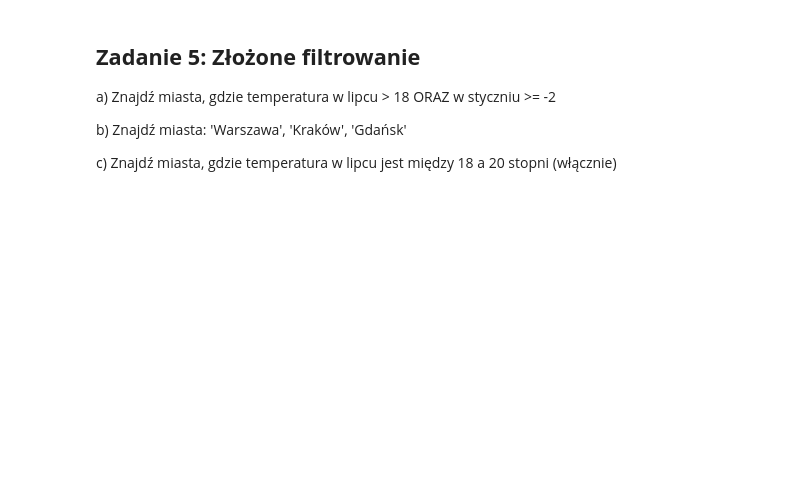
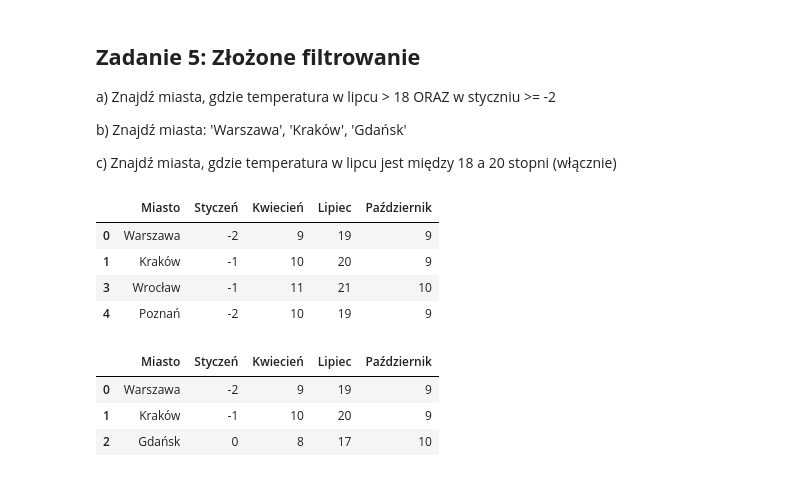
Before and after one commit to HyVeel/eksploracja-danych, a Jupyter notebook: zaj2/wstep_do_pandas.ipynb, the cells around one changed output. Drawn from its saved outputs; the diff is of its cells as text; code cells hidden in the pictures; blank space fills up the shorter version.

```diff
--- a/zaj2/wstep_do_pandas.ipynb
+++ b/zaj2/wstep_do_pandas.ipynb
@@ -350,3 +486,21 @@ a) Znajdź miasta, gdzie temperatura w lipcu > 18 ORAZ w styczniu >= -2
 b) Znajdź miasta: 'Warszawa', 'Kraków', 'Gdańsk'
 
 c) Znajdź miasta, gdzie temperatura w lipcu jest między 18 a 20 stopni (włącznie)
+# %%
+# a
+temperatura[(temperatura["Lipiec"] > 18) & (temperatura["Styczeń"] >= -2)]
+# %% [output]
+|  | Miasto | Styczeń | Kwiecień | Lipiec | Październik |
+| 0 | Warszawa | -2 | 9 | 19 | 9 |
+| 1 | Kraków | -1 | 10 | 20 | 9 |
+| 3 | Wrocław | -1 | 11 | 21 | 10 |
+| 4 | Poznań | -2 | 10 | 19 | 9 |
+# %%
+# b
+miasta_do_wyswietlenia = ["Warszawa", "Kraków", "Gdańsk"]
+temperatura[temperatura["Miasto"].isin(miasta_do_wyswietlenia)]
+# %% [output]
+|  | Miasto | Styczeń | Kwiecień | Lipiec | Październik |
+| 0 | Warszawa | -2 | 9 | 19 | 9 |
+| 1 | Kraków | -1 | 10 | 20 | 9 |
+| 2 | Gdańsk | 0 | 8 | 17 | 10 |
```
Also changed, not shown: parts of 27 cells of this notebook.
